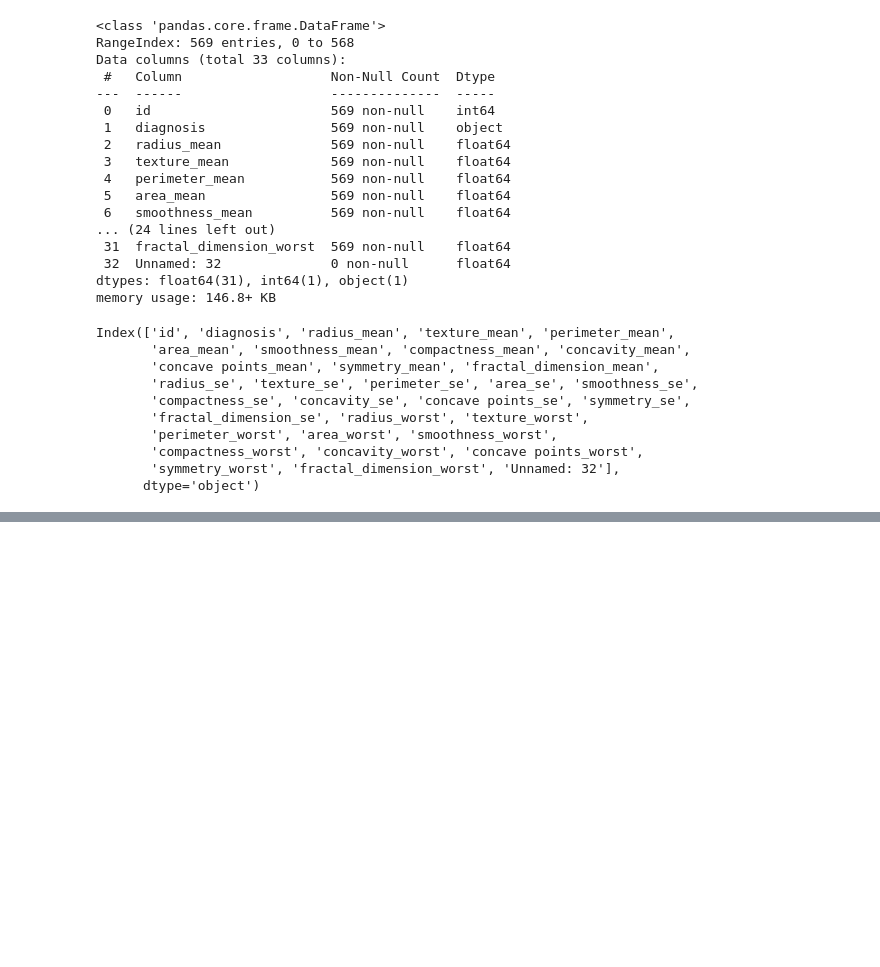
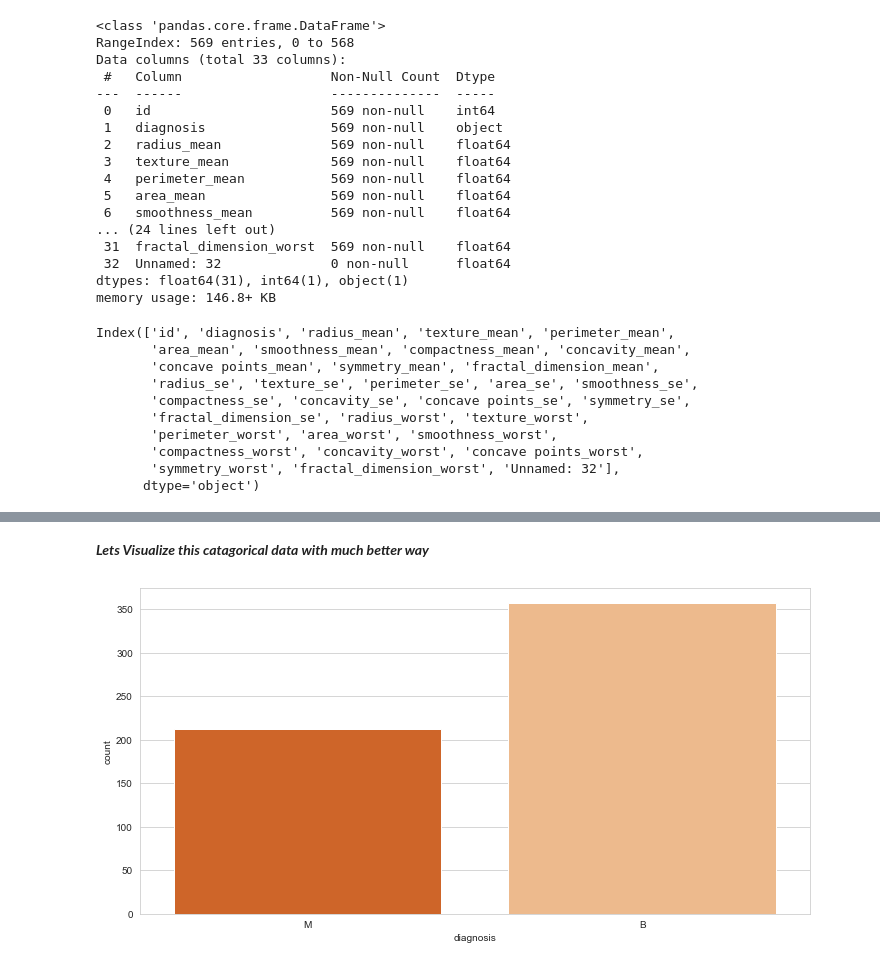
Before and after one commit to gezish/causal_inference_using_ml, a Jupyter notebook: notebooks/EDA.ipynb, the cells around one changed output, grey strips where cells are left out. Drawn from its saved outputs; the diff is of its cells as text; code cells hidden in the pictures; blank space fills up the shorter version.

```diff
--- a/notebooks/EDA.ipynb
+++ b/notebooks/EDA.ipynb
@@ -77,0 +101,2 @@ Index(['id', 'diagnosis', 'radius_mean', 'texture_mean', 'perimeter_mean',
+# %%
+df = data.copy()
@@ -77,0 +126,8 @@ Index(['id', 'diagnosis', 'radius_mean', 'texture_mean', 'perimeter_mean',
+# %% [markdown]
+***Lets Visualize this catagorical data with much better way***
+# %%
+sns.set_style('whitegrid')
+plt.figure(figsize=(12, 6))
+sns.countplot(x="diagnosis", data=df, palette='Oranges_r');
+# %% [output]
+[figure, added]
```
Also changed, not shown: parts of 17 cells of this notebook.
